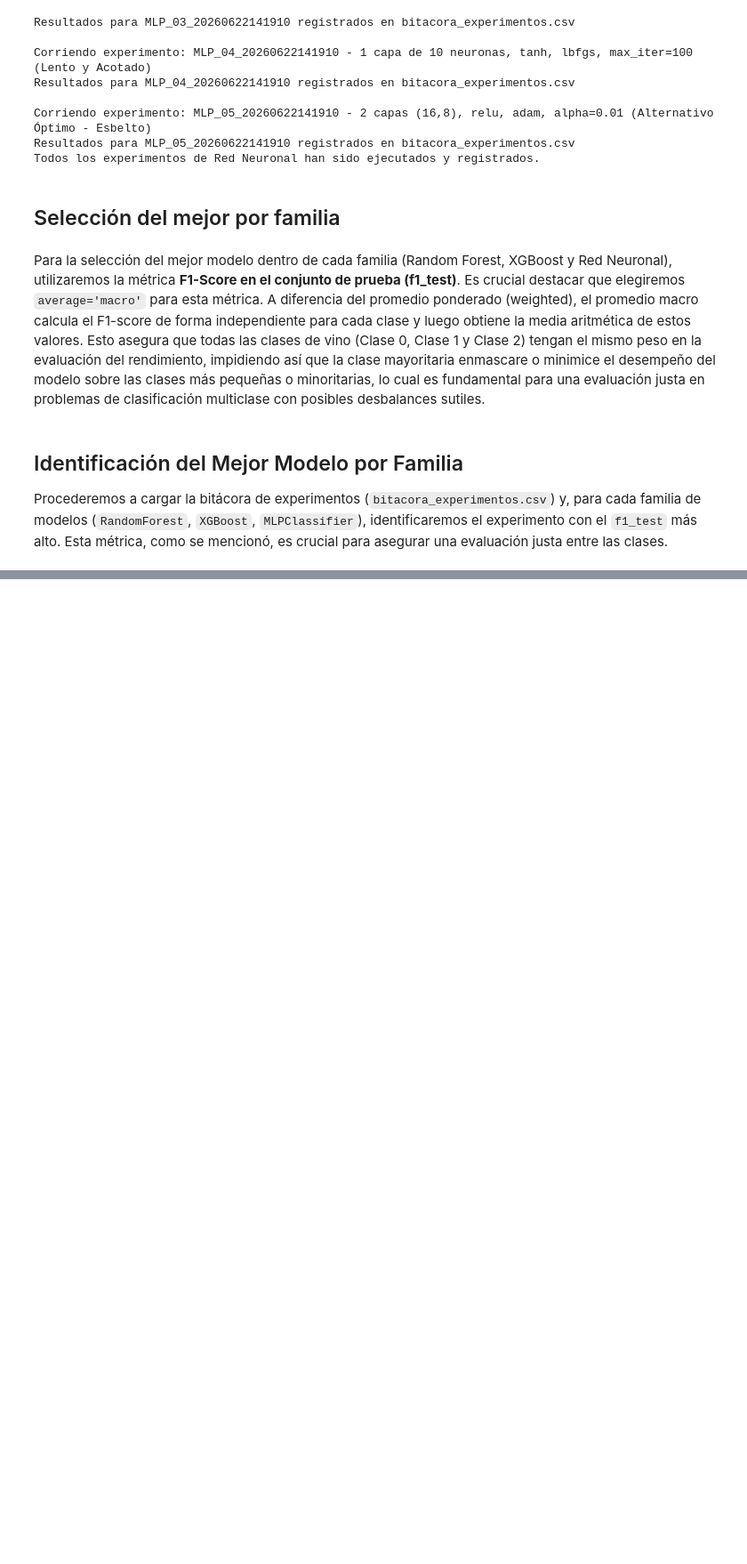
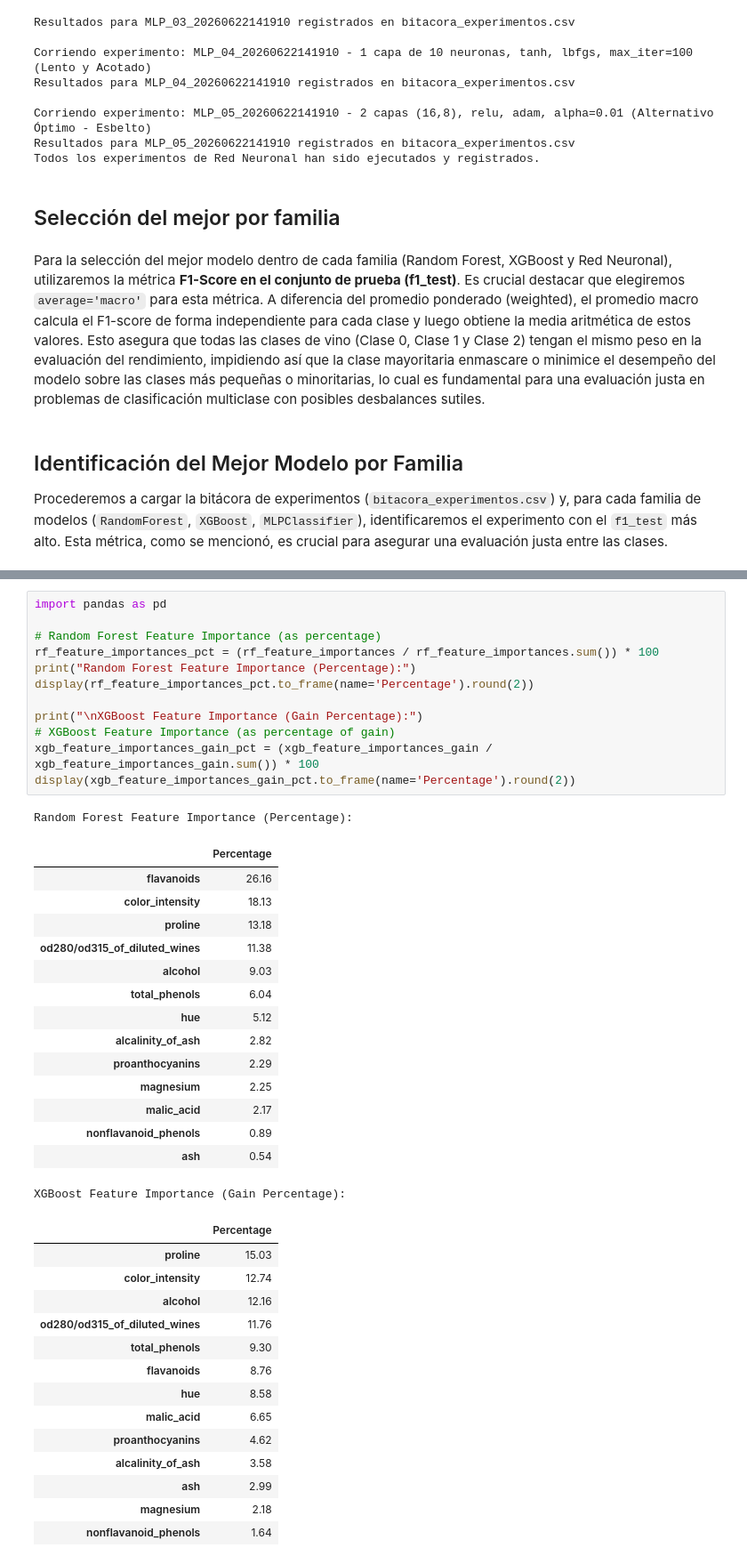
Before and after one commit to CoriAle/machine-learning-final-project, a Jupyter notebook: wine_dataset.ipynb, the cells around one changed output, grey strips where cells are left out. Shown at 89% size. Cells and saved outputs as stored; diff of their text form; blank space fills up the shorter version.

```diff
--- a/wine_dataset.ipynb
+++ b/wine_dataset.ipynb
@@ -1275,0 +1358,43 @@ Mejores modelos por familia (basado en f1_test, accuracy_test para desempate y t
+# %%
+import pandas as pd
+
+# Random Forest Feature Importance (as percentage)
+rf_feature_importances_pct = (rf_feature_importances / rf_feature_importances.sum()) * 100
+print("Random Forest Feature Importance (Percentage):")
+display(rf_feature_importances_pct.to_frame(name='Percentage').round(2))
+
+print("\nXGBoost Feature Importance (Gain Percentage):")
+# XGBoost Feature Importance (as percentage of gain)
+xgb_feature_importances_gain_pct = (xgb_feature_importances_gain / xgb_feature_importances_gain.sum()) * 100
+display(xgb_feature_importances_gain_pct.to_frame(name='Percentage').round(2))
+# %% [output]
+Random Forest Feature Importance (Percentage):
+|  | Percentage |
+| flavanoids | 26.16 |
+| color_intensity | 18.13 |
+| proline | 13.18 |
+| od280/od315_of_diluted_wines | 11.38 |
+| alcohol | 9.03 |
+| total_phenols | 6.04 |
+| hue | 5.12 |
+| alcalinity_of_ash | 2.82 |
+| proanthocyanins | 2.29 |
+| magnesium | 2.25 |
+| malic_acid | 2.17 |
+| nonflavanoid_phenols | 0.89 |
+| ash | 0.54 |
+XGBoost Feature Importance (Gain Percentage):
+|  | Percentage |
+| proline | 15.03 |
+| color_intensity | 12.74 |
+| alcohol | 12.16 |
+| od280/od315_of_diluted_wines | 11.76 |
+| total_phenols | 9.30 |
+| flavanoids | 8.76 |
+| hue | 8.58 |
+| malic_acid | 6.65 |
+| proanthocyanins | 4.62 |
+| alcalinity_of_ash | 3.58 |
+| ash | 2.99 |
+| magnesium | 2.18 |
+| nonflavanoid_phenols | 1.64 |
```
Also changed, not shown: parts of 6 cells of this notebook.
